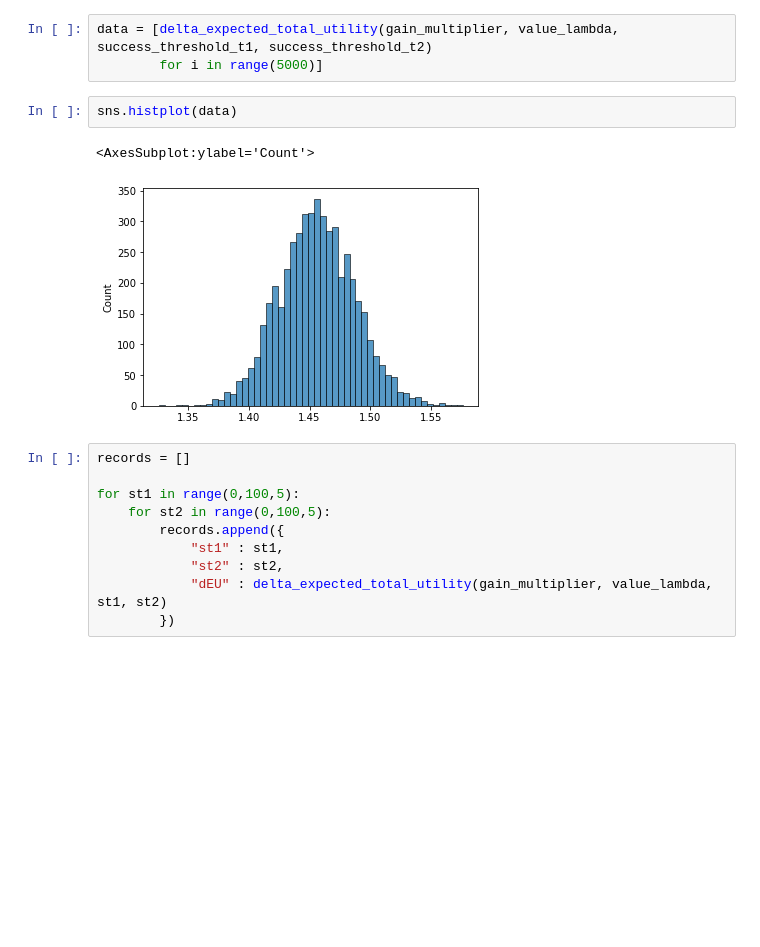
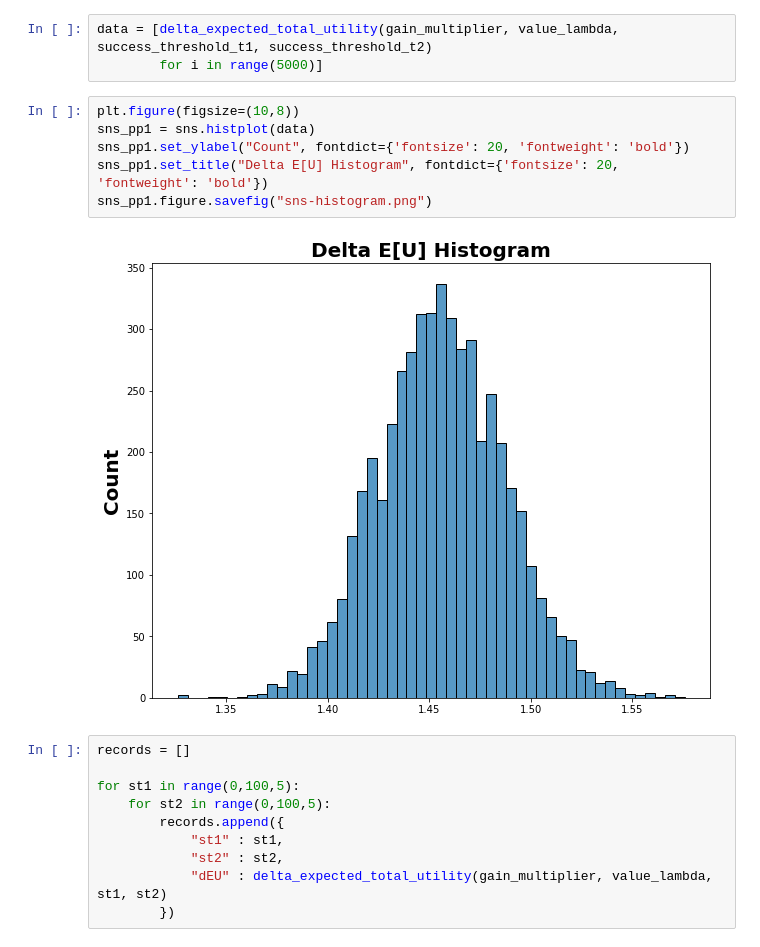
Before and after one commit to sbenthall/ip-games, a Jupyter notebook: Patent Competition-Production Model.ipynb, the cells around one changed output. Saved outputs shown, nothing was run; the diff lists cells and outputs as text; blank space fills up the shorter version.

Commit message:
update with plot images

```diff
--- a/Patent Competition-Production Model.ipynb
+++ b/Patent Competition-Production Model.ipynb
@@ -160,11 +162,14 @@ def delta_expected_total_utility(gain_multiplier, value_lambda, success_threshol
 # %%
 data = [delta_expected_total_utility(gain_multiplier, value_lambda, success_threshold_t1, success_threshold_t2)
         for i in range(5000)]
-# %%
-sns.histplot(data)
-# %% [output]
-<AxesSubplot:ylabel='Count'>
-[figure, removed]
+# %%
+plt.figure(figsize=(10,8))
+sns_pp1 = sns.histplot(data)
+sns_pp1.set_ylabel("Count", fontdict={'fontsize': 20, 'fontweight': 'bold'})
+sns_pp1.set_title("Delta E[U] Histogram", fontdict={'fontsize': 20, 'fontweight': 'bold'})
+sns_pp1.figure.savefig("sns-histogram.png")
+# %% [output]
+[figure, added]
 # %%
 records = []
 
```
Also changed, not shown: parts of 10 cells of this notebook, 3 other files.
